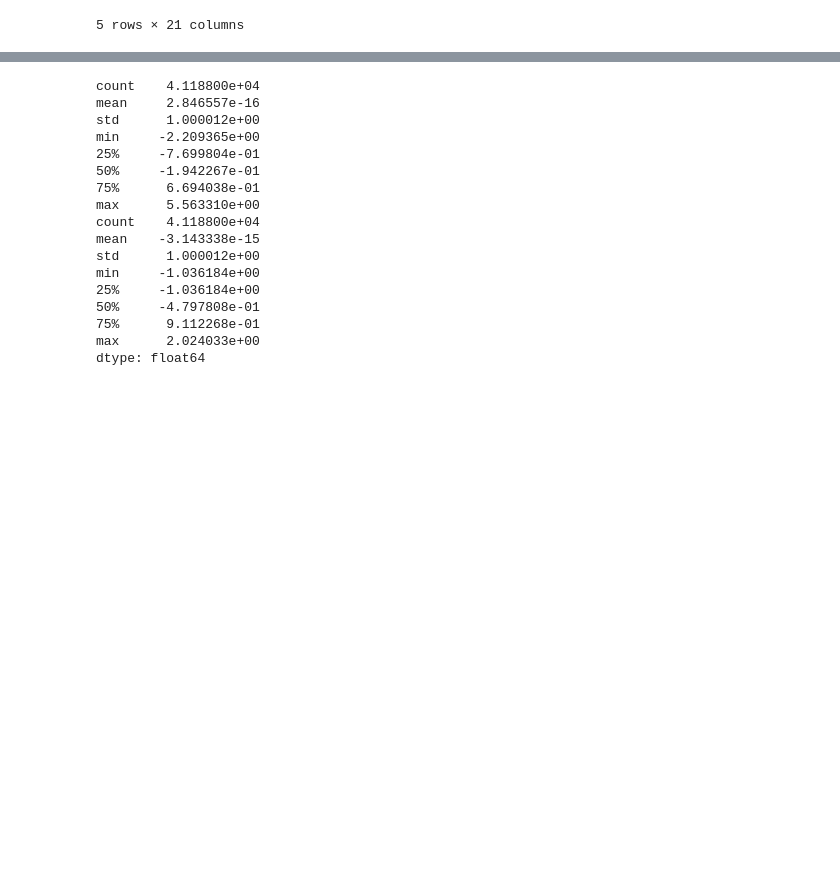
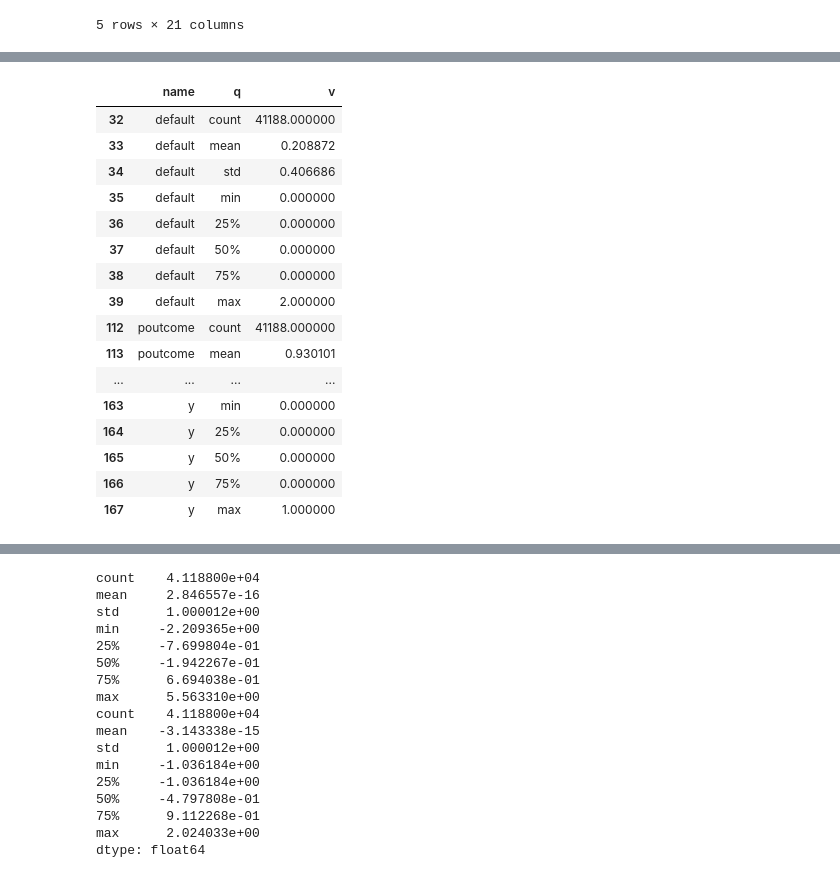
Before and after one commit to eepgwde/pyeg0, a Jupyter notebook: fca/checks0.ipynb, the cells around one changed output, grey strips where cells are left out. Saved outputs shown, nothing was run; the diff lists cells and outputs as text; code cells hidden in the pictures; blank space fills up the shorter version.

```diff
--- a/fca/checks0.ipynb
+++ b/fca/checks0.ipynb
@@ -139,0 +132,3 @@ df3.head()
+# %%
+ds = i0.df2describe(df2)
+ds;
@@ -139,0 +155,24 @@ df3.head()
+# %%
+thresh0 = 0.7
+thresh1 = thresh0 * (1 - thresh0)
+nzv0 = i0.nzv(df2, thresh=thresh1)
+# %%
+ds[ds['name'].isin(nzv0)]
+# %% [output]
+|  | name | q | v |
+| 32 | default | count | 41188.000000 |
+| 33 | default | mean | 0.208872 |
+| 34 | default | std | 0.406686 |
+| 35 | default | min | 0.000000 |
+| 36 | default | 25% | 0.000000 |
+| 37 | default | 50% | 0.000000 |
+| 38 | default | 75% | 0.000000 |
+| 39 | default | max | 2.000000 |
+| 112 | poutcome | count | 41188.000000 |
+| 113 | poutcome | mean | 0.930101 |
+| ... | ... | ... | ... |
+| 163 | y | min | 0.000000 |
+| 164 | y | 25% | 0.000000 |
+| 165 | y | 50% | 0.000000 |
+| 166 | y | 75% | 0.000000 |
+| 167 | y | max | 1.000000 |
```
Also changed, not shown: parts of 11 cells of this notebook, 1 other file.
